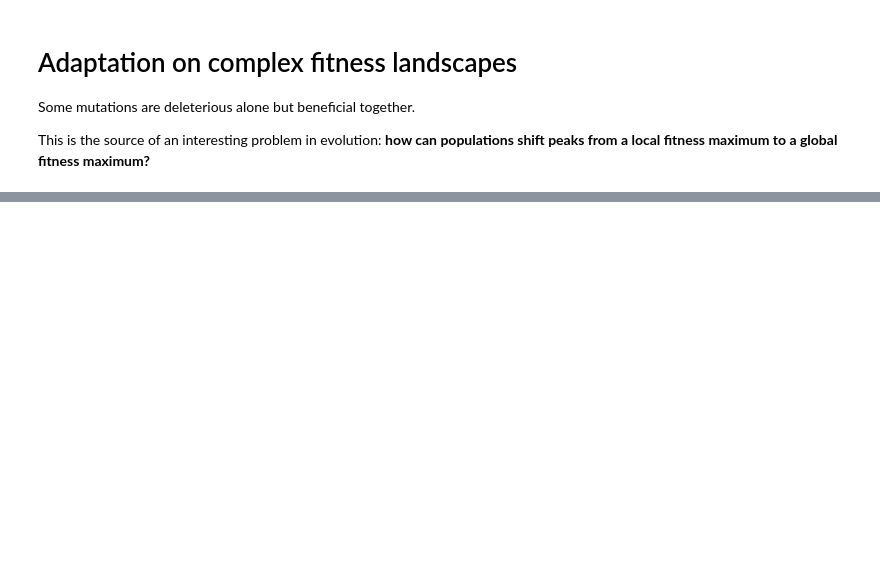
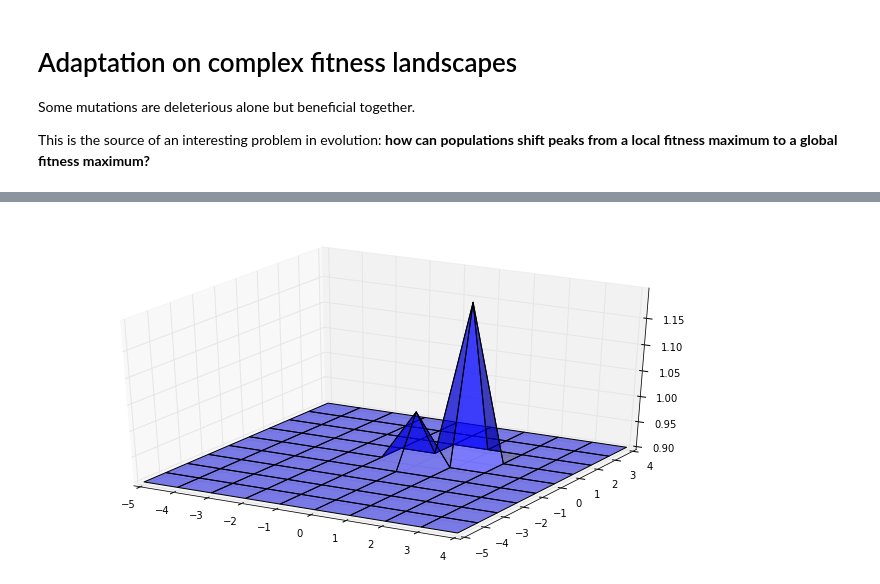
Before and after one commit to yoavram/SIDEER2013, a Jupyter notebook: presentation.ipynb, the cells around one changed output, grey strips where cells are left out. Cells and saved outputs as stored; diff of their text form; code cells hidden in the pictures; blank space fills up the shorter version.

Commit message:
added landscape plot

```diff
--- a/presentation.ipynb
+++ b/presentation.ipynb
@@ -26,0 +26,12 @@ $\alpha =  \frac{1+Hs}{\bar{\omega}}$
+# %%
+s = 0.1
+H = 2
+def fitness(a,b):
+    if a == 0 and b == 0: return 1
+    elif a == 1 and b == 1: return 1+s*H
+    else: return 1-s
+aA = arange(-5,5)
+bB = arange(-5,5)
+X,Y = meshgrid(aA,bB)
+Z = array([[fitness(x,y) for y in bB] for x in aA])
+print Z
@@ -26,0 +49,8 @@ $\alpha =  \frac{1+Hs}{\bar{\omega}}$
+# %%
+fig = plt.figure(figsize=(12,6))
+
+# `ax` is a 3D-aware axis instance, because of the projection='3d' keyword argument to add_subplot
+ax = fig.add_subplot(1, 1, 1, projection='3d')
+p = ax.plot_surface(X, Y, Z, rstride=1, cstride=1, alpha=0.5)
+# %% [output]
+[figure, added]
```
Also changed, not shown: parts of 6 cells of this notebook, 1 other file.
